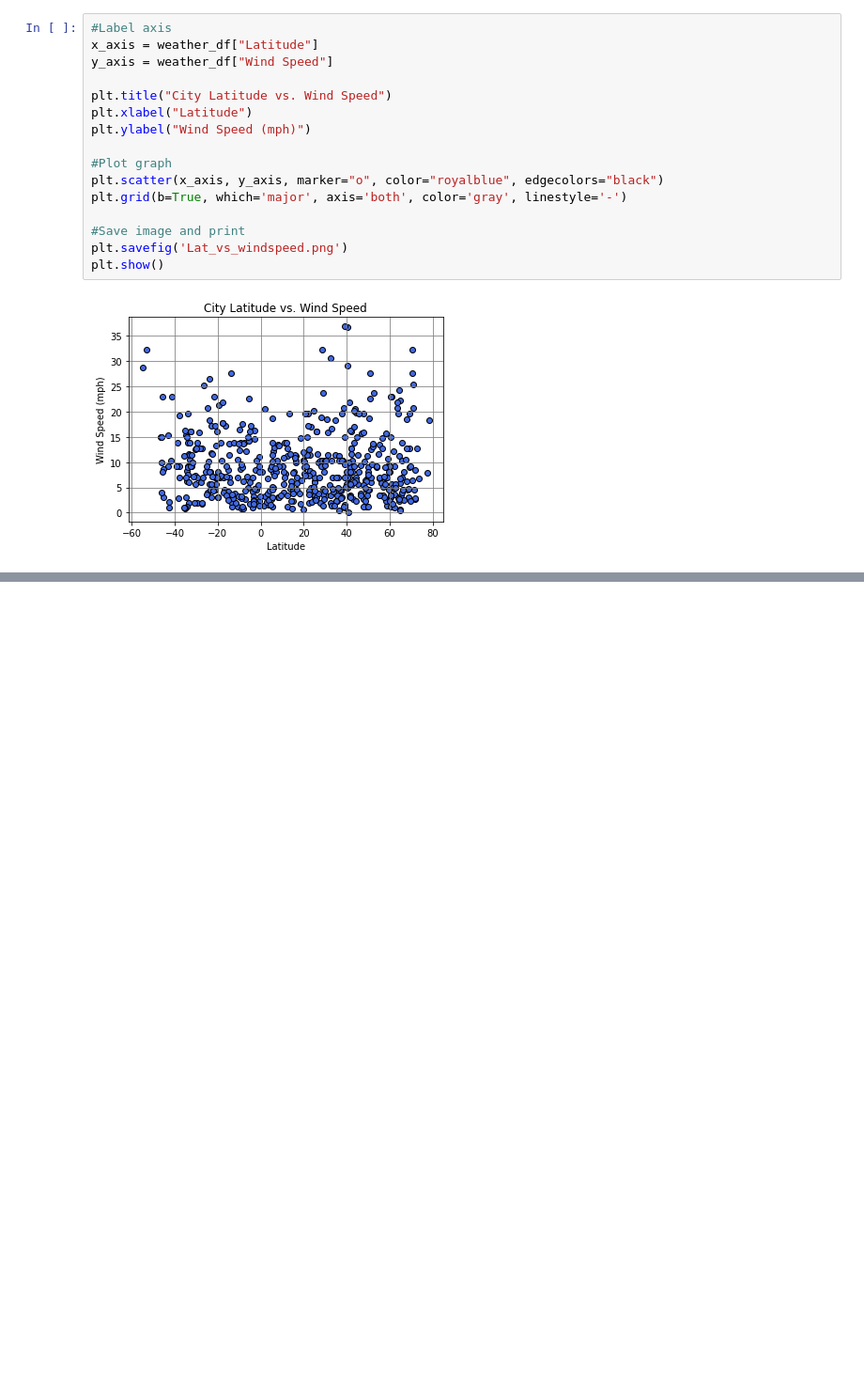
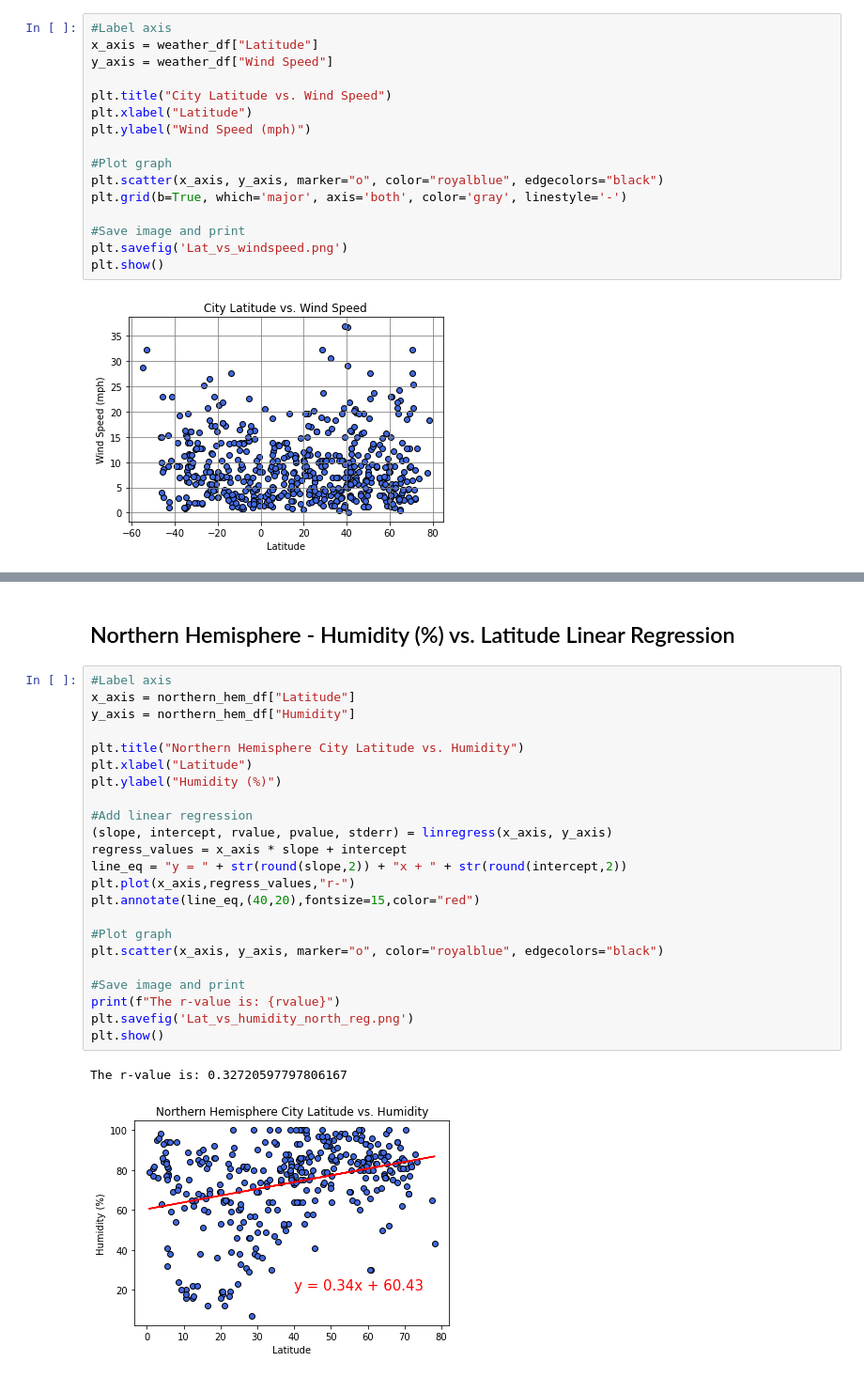
Before and after one commit to ToshaZ/Python-API-Challenge, a Jupyter notebook: WeatherPy/WeatherPy.ipynb, the cells around one changed output, grey strips where cells are left out. Shown at 94% size. Cells and saved outputs as stored; diff of their text form; blank space fills up the shorter version.

```diff
--- a/WeatherPy/WeatherPy.ipynb
+++ b/WeatherPy/WeatherPy.ipynb
@@ -249,0 +336,28 @@ plt.show()
+# %% [markdown]
+## Northern Hemisphere - Humidity (%) vs. Latitude Linear Regression
+# %%
+#Label axis
+x_axis = northern_hem_df["Latitude"]
+y_axis = northern_hem_df["Humidity"]
+
+plt.title("Northern Hemisphere City Latitude vs. Humidity")
+plt.xlabel("Latitude")
+plt.ylabel("Humidity (%)")
+
+#Add linear regression
+(slope, intercept, rvalue, pvalue, stderr) = linregress(x_axis, y_axis)
+regress_values = x_axis * slope + intercept
+line_eq = "y = " + str(round(slope,2)) + "x + " + str(round(intercept,2))
+plt.plot(x_axis,regress_values,"r-")
+plt.annotate(line_eq,(40,20),fontsize=15,color="red")
+
+#Plot graph
+plt.scatter(x_axis, y_axis, marker="o", color="royalblue", edgecolors="black")
+
+#Save image and print
+print(f"The r-value is: {rvalue}")
+plt.savefig('Lat_vs_humidity_north_reg.png')
+plt.show()
+# %% [output]
+The r-value is: 0.32720597797806167
+[figure, added]
```
Also changed, not shown: parts of 32 cells of this notebook, 9 other files.
